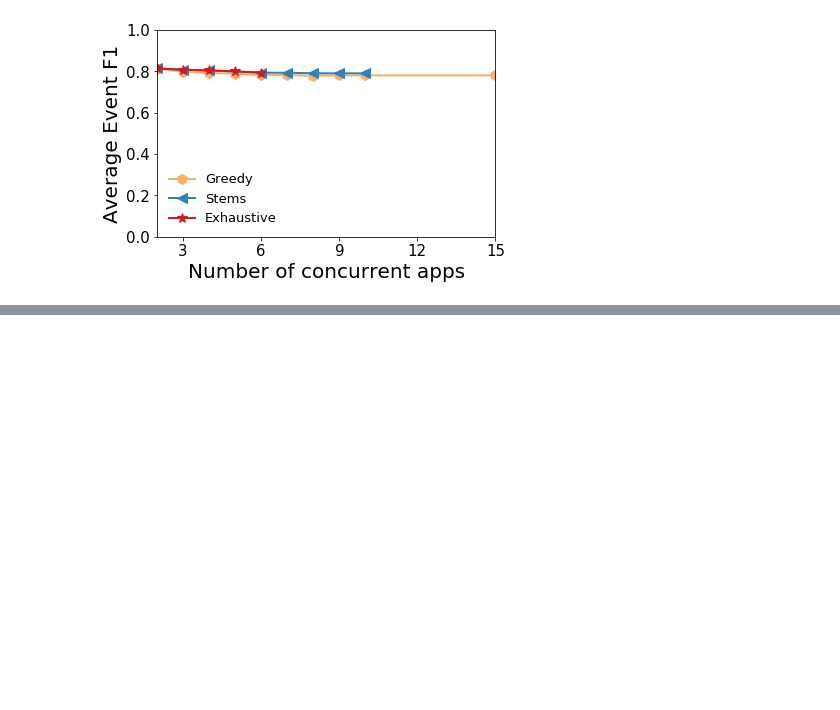
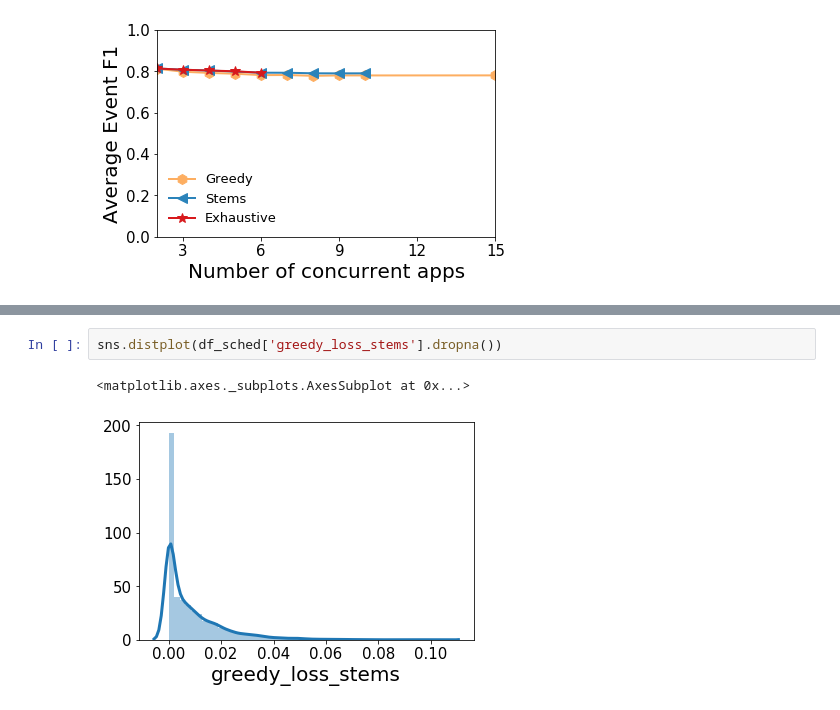
Before and after one commit to angelajiang/mainstream-analysis, a Jupyter notebook: 2018-Spring/notebooks/daniel/scheduler-cmp.ipynb, the cells around one changed output, grey strips where cells are left out. Saved outputs shown, nothing was run; the diff lists cells and outputs as text; blank space fills up the shorter version.

```diff
--- a/2018-Spring/notebooks/daniel/scheduler-cmp.ipynb
+++ b/2018-Spring/notebooks/daniel/scheduler-cmp.ipynb
@@ -125,0 +132,5 @@ Name: greedy_loss_stems, dtype: float64
+# %%
+sns.distplot(df_sched['greedy_loss_stems'].dropna())
+# %% [output]
+<matplotlib.axes._subplots.AxesSubplot at 0x...>
+[figure, added]
```
Also changed, not shown: parts of 1 cell of this notebook.
